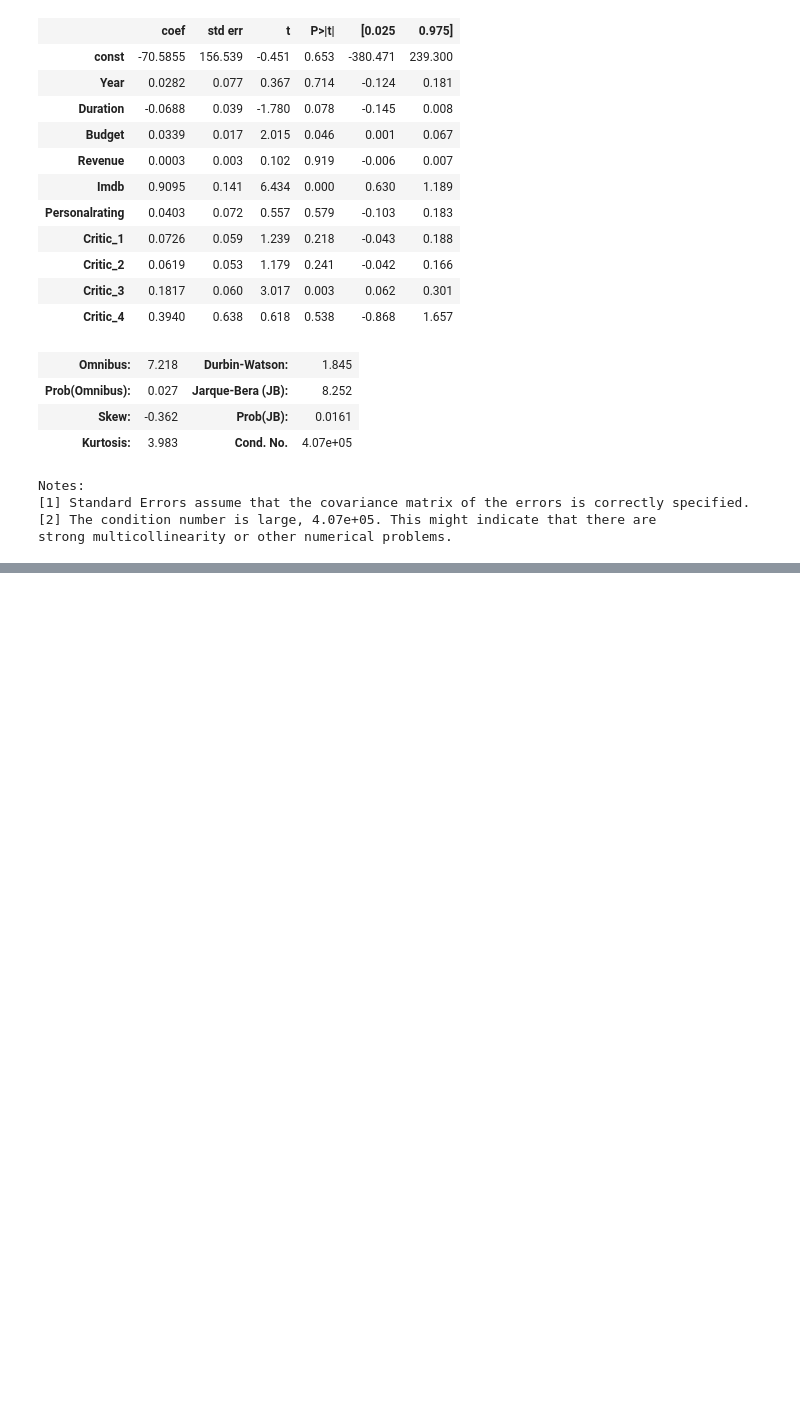
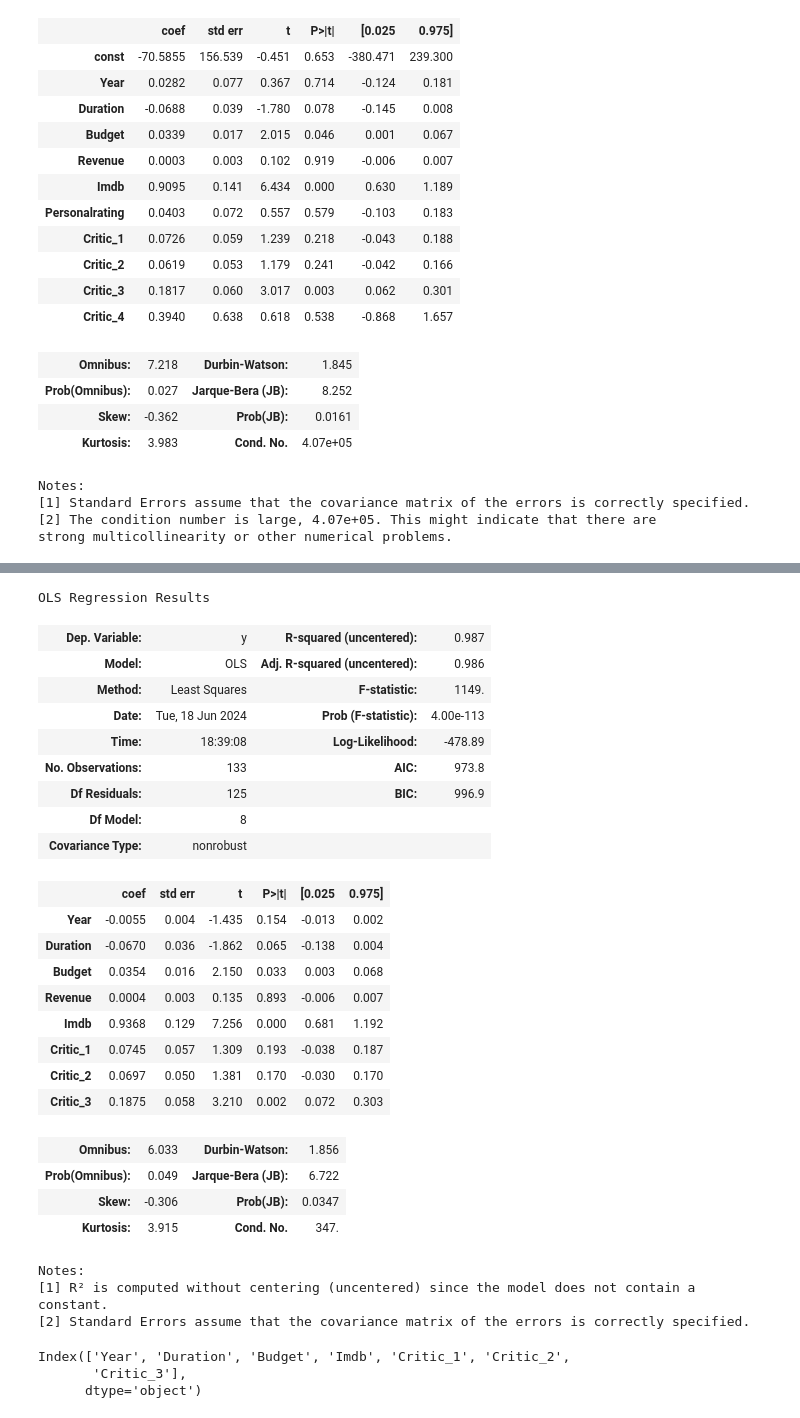
Before and after one commit to Alaninja1209/Did-you-like-the-movie-, a Jupyter notebook: MLRegression_Analysis.ipynb, the cells around one changed output, grey strips where cells are left out. Cells and saved outputs as stored; diff of their text form; code cells hidden in the pictures; blank space fills up the shorter version.

```diff
--- a/MLRegression_Analysis.ipynb
+++ b/MLRegression_Analysis.ipynb
@@ -213,0 +346,40 @@ strong multicollinearity or other numerical problems.
+# %%
+# Model fitting using matrices
+# ==============================================================================
+modelm_noint = sm.OLS(endog=y_train, exog=X_train,)
+modelm_noint = modelm_noint.fit()
+modelm_noint.summary()
+# %% [output]
+OLS Regression Results
+| Dep. Variable: | y | R-squared (uncentered): | 0.987 |
+| Model: | OLS | Adj. R-squared (uncentered): | 0.986 |
+| Method: | Least Squares | F-statistic: | 1149. |
+| Date: | Tue, 18 Jun 2024 | Prob (F-statistic): | 4.00e-113 |
+| Time: | 18:39:08 | Log-Likelihood: | -478.89 |
+| No. Observations: | 133 | AIC: | 973.8 |
+| Df Residuals: | 125 | BIC: | 996.9 |
+| Df Model: | 8 |  |  |
+| Covariance Type: | nonrobust |  |  |
+|  | coef | std err | t | P>|t| | [0.025 | 0.975] |
+| Year | -0.0055 | 0.004 | -1.435 | 0.154 | -0.013 | 0.002 |
+| Duration | -0.0670 | 0.036 | -1.862 | 0.065 | -0.138 | 0.004 |
+| Budget | 0.0354 | 0.016 | 2.150 | 0.033 | 0.003 | 0.068 |
+| Revenue | 0.0004 | 0.003 | 0.135 | 0.893 | -0.006 | 0.007 |
+| Imdb | 0.9368 | 0.129 | 7.256 | 0.000 | 0.681 | 1.192 |
+| Critic_1 | 0.0745 | 0.057 | 1.309 | 0.193 | -0.038 | 0.187 |
+| Critic_2 | 0.0697 | 0.050 | 1.381 | 0.170 | -0.030 | 0.170 |
+| Critic_3 | 0.1875 | 0.058 | 3.210 | 0.002 | 0.072 | 0.303 |
+| Omnibus: | 6.033 | Durbin-Watson: | 1.856 |
+| Prob(Omnibus): | 0.049 | Jarque-Bera (JB): | 6.722 |
+| Skew: | -0.306 | Prob(JB): | 0.0347 |
+| Kurtosis: | 3.915 | Cond. No. | 347. |
+Notes:
+[1] R² is computed without centering (uncentered) since the model does not contain a constant.
+[2] Standard Errors assume that the covariance matrix of the errors is correctly specified.
+# %%
+X_train = X_train.drop(columns=['Revenue'])
+X_train.columns
+# %% [output]
+Index(['Year', 'Duration', 'Budget', 'Imdb', 'Critic_1', 'Critic_2',
+       'Critic_3'],
+      dtype='object')
```
Also changed, not shown: parts of 25 cells of this notebook.
